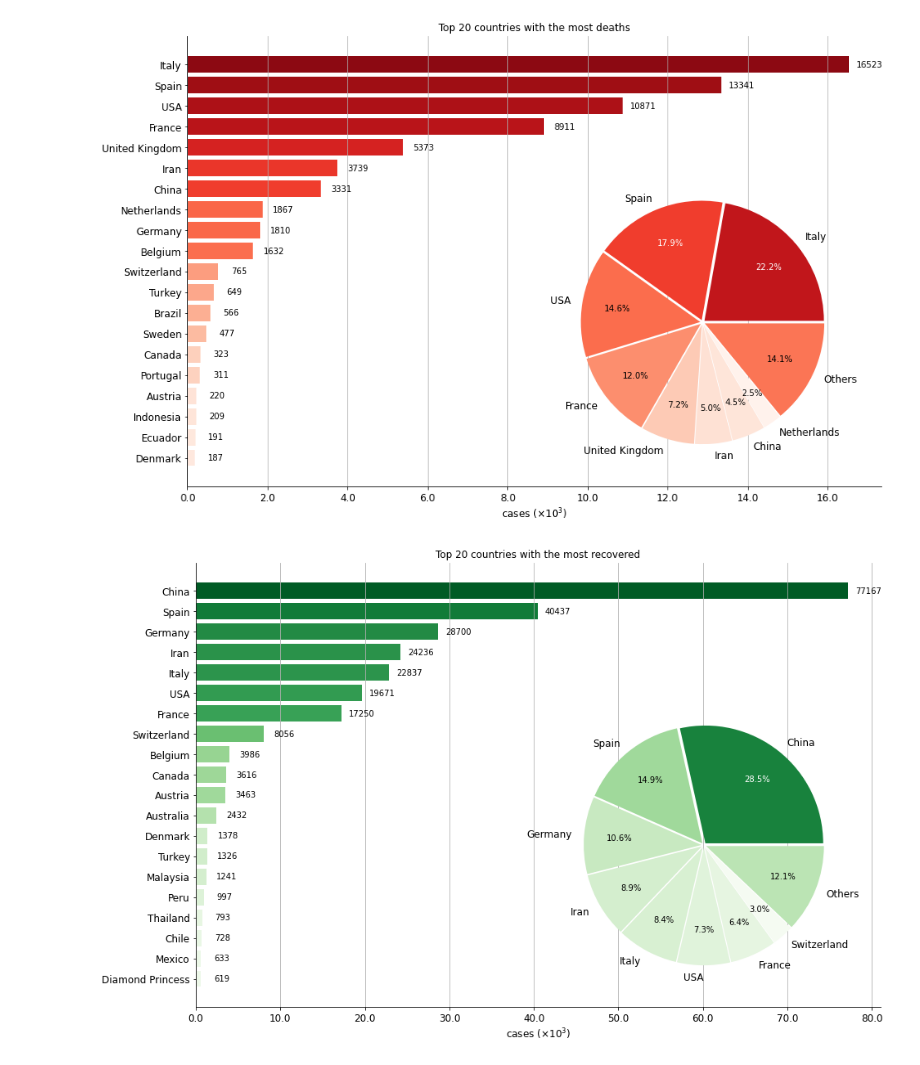
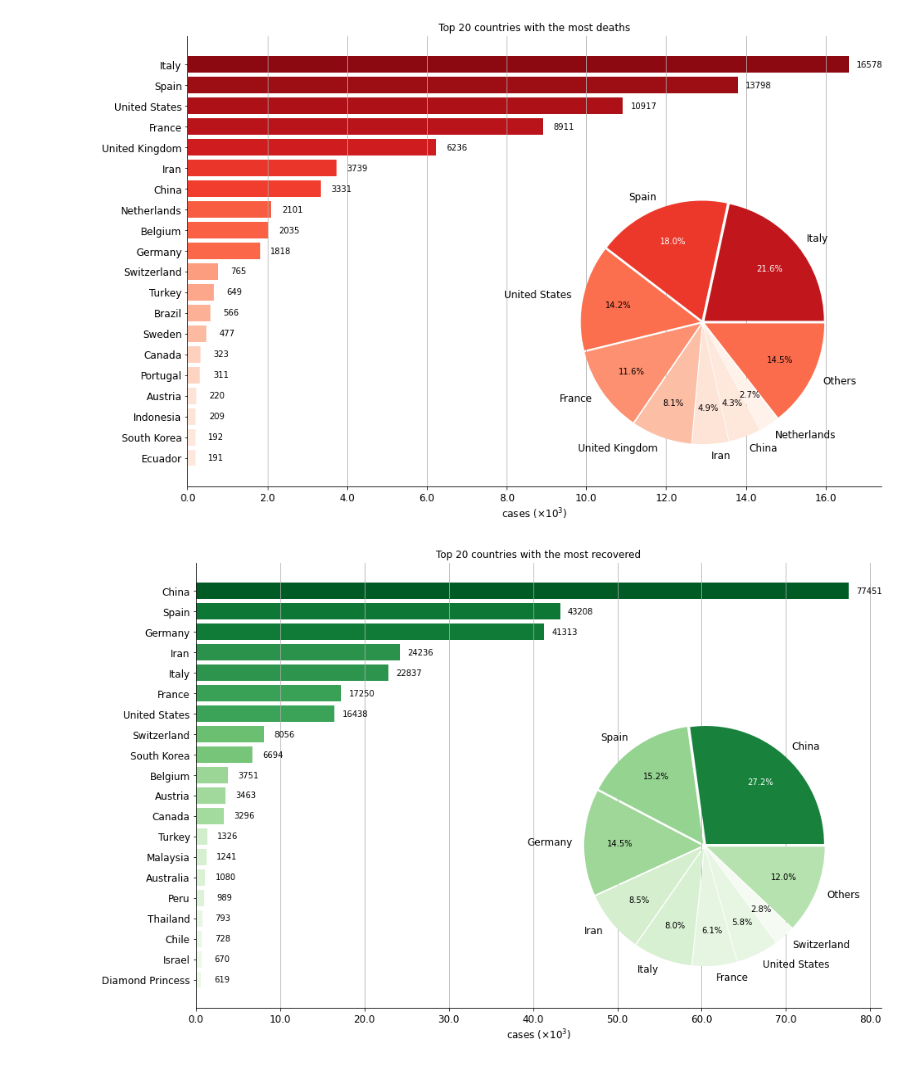
Before and after one commit to zhaoyi3264/covid-19-trend, a Jupyter notebook: global_trend.ipynb, the cells around one changed output. Cells and saved outputs as stored; diff of their text form; code cells hidden in the pictures.

```diff
--- a/global_trend.ipynb
+++ b/global_trend.ipynb
@@ -60,5 +91,5 @@ def top_countries(data, category, cmap, n=20):
 # %%
-today = datasets.virus_tracker()
+today = datasets.bno()
 
 # sort data by different criteria
 today_cases = today.sort_values('Cases', ascending=False)
@@ -78,5 +109,5 @@ top_countries(*recoverd)
-[figure, old version]
+[figure, new version]
-[figure, old version]
+[figure, new version]
 # %%
 today.head()
 # %% [output]
```
Also changed, not shown: parts of 7 cells of this notebook, 10 other files.
